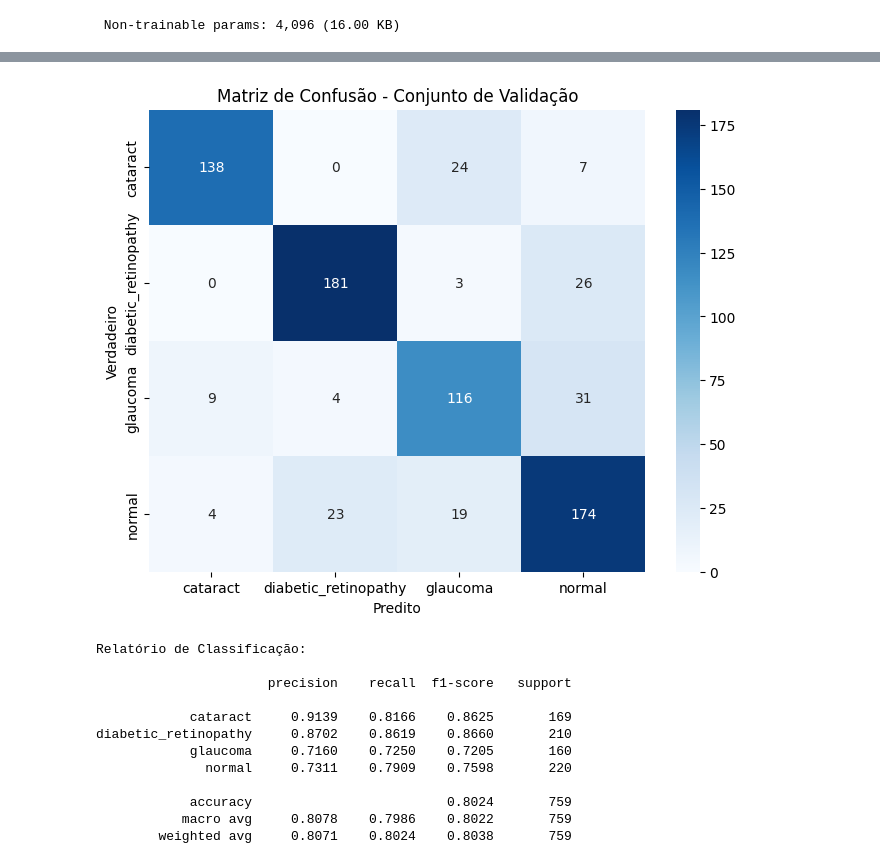
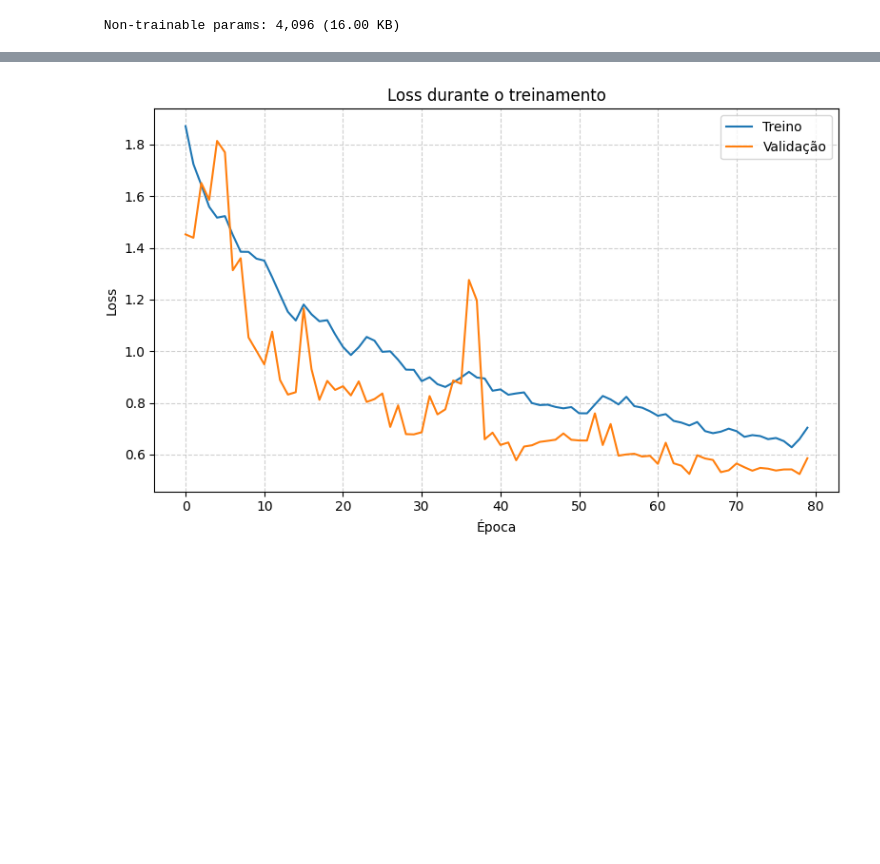
Before and after one commit to lucaschefferh/Projeto-Final, a Jupyter notebook: modelo_cnn.ipynb, the cells around one changed output, grey strips where cells are left out. Cells and saved outputs as stored; diff of their text form; code cells hidden in the pictures; blank space fills up the shorter version.

```diff
--- a/modelo_cnn.ipynb
+++ b/modelo_cnn.ipynb
@@ -12,6 +12,9 @@ img_size = (224,224)
 seed = 42
 batch_size = 32
 epochs = 80
+train_dir = "data/dataset/train/"
+val_dir   = "data/dataset/val/"
+test_dir  = "data/dataset/test/"
 
 print(tf.config.list_physical_devices('GPU'))
 # %% [output]
@@ -24,7 +27,7 @@ To enable the following instructions: AVX2 AVX_VNNI FMA, in other operations, re
 #Carregamento base de dados
 
 train_ds = tf.keras.utils.image_dataset_from_directory(
-    "data/dataset_eye_disease/train/",
+    train_dir,
     validation_split=0.2,
     subset="training",
     seed=seed,
@@ -33,7 +36,7 @@ train_ds = tf.keras.utils.image_dataset_from_directory(
 )
 
 val_ds = tf.keras.utils.image_dataset_from_directory(
-    "data/dataset_eye_disease/train/",
+    val_dir,
     validation_split=0.2,
     subset="validation",
     seed=seed,
@@ -42,9 +45,10 @@ val_ds = tf.keras.utils.image_dataset_from_directory(
 )
 
 test_ds = tf.keras.utils.image_dataset_from_directory(
-    "data/dataset_eye_disease/test/",
+    test_dir,
     image_size=img_size,
-    batch_size=batch_size
+    batch_size=batch_size,
+    shuffle=False
 )
 
 class_names = train_ds.class_names
@@ -316,36 +298,16 @@ I0000 00:00:1761250630.107130    6641 device_compiler.h:196] Compiled cluster us
-# %%
-#print matriz
-import matplotlib.pyplot as plt
-import seaborn as sns
-from sklearn.metrics import confusion_matrix
-
-cm = confusion_matrix(y_true, y_pred)
-plt.figure(figsize=(8, 6))
-sns.heatmap(cm, annot=True, fmt="d", cmap="Blues", xticklabels=class_names, yticklabels=class_names)
-plt.xlabel("Predito")
-plt.ylabel("Verdadeiro")
-plt.title("Matriz de Confusão - Conjunto de Validação")
-plt.savefig("confusion_matrix.png")
-plt.show()
-# %% [output]
-[figure, removed]
-# %%
-#print das métricas por classe
-from sklearn.metrics import classification_report
-
-report = classification_report(y_true, y_pred, target_names=class_names, digits=4)
-print("Relatório de Classificação:\n")
-print(report)
-# %% [output]
-Relatório de Classificação:
-
-                      precision    recall  f1-score   support
-
-            cataract     0.9139    0.8166    0.8625       169
-diabetic_retinopathy     0.8702    0.8619    0.8660       210
-            glaucoma     0.7160    0.7250    0.7205       160
-              normal     0.7311    0.7909    0.7598       220
-
-            accuracy                         0.8024       759
-           macro avg     0.8078    0.7986    0.8022       759
-        weighted avg     0.8071    0.8024    0.8038       759
+# %%
+import matplotlib.pyplot as plt
+
+plt.figure(figsize=(8,5))
+plt.plot(history.history['loss'], label='Treino')
+plt.plot(history.history['val_loss'], label='Validação')
+plt.title('Loss durante o treinamento')
+plt.xlabel('Época')
+plt.ylabel('Loss')
+plt.legend()
+plt.grid(True, linestyle='--', alpha=0.6)
+plt.tight_layout()
+plt.savefig("lossEpochs.png")
+plt.show()
+# %% [output]
+[figure, added]
```
Also changed, not shown: parts of 6 cells of this notebook, 1 other file.
